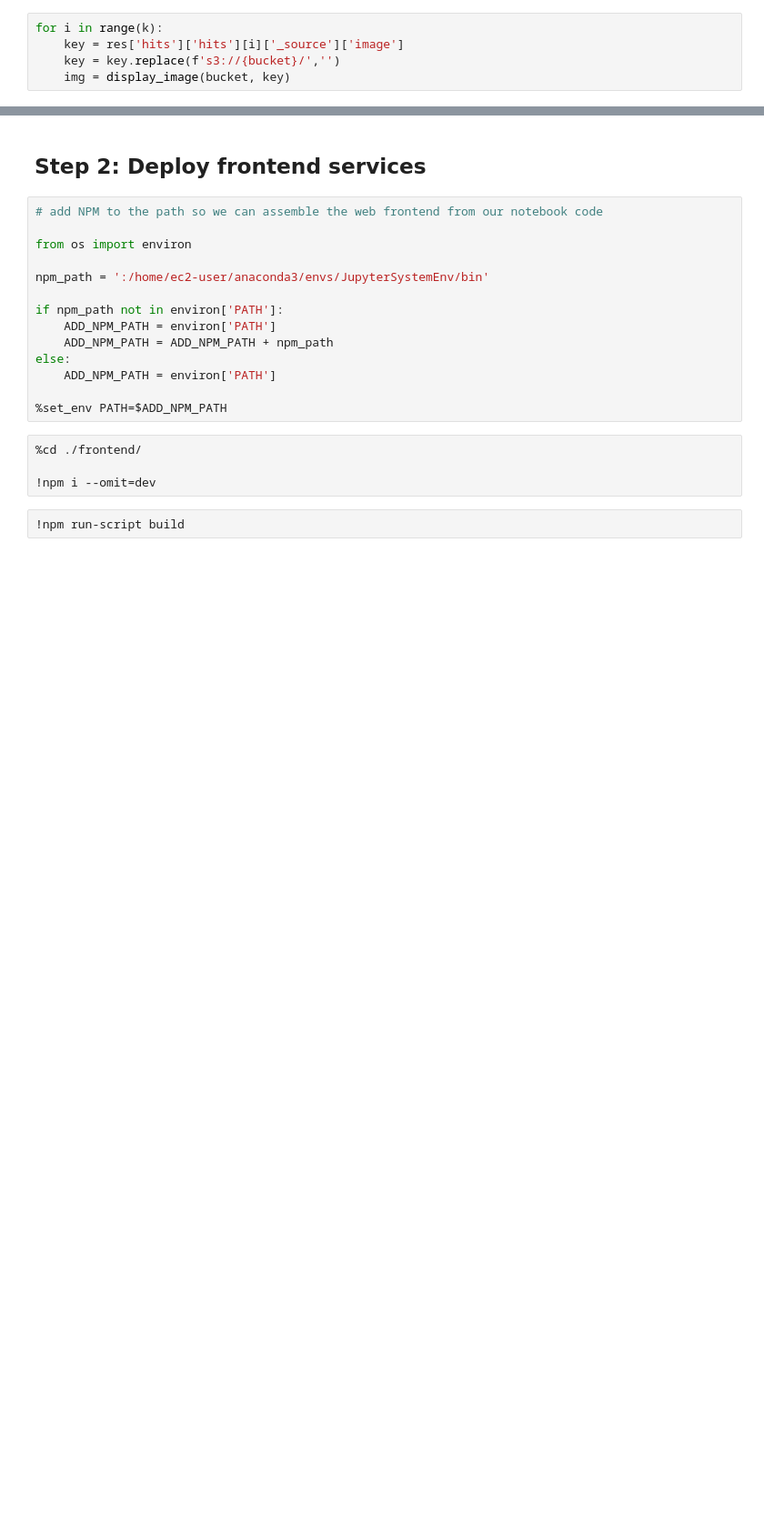
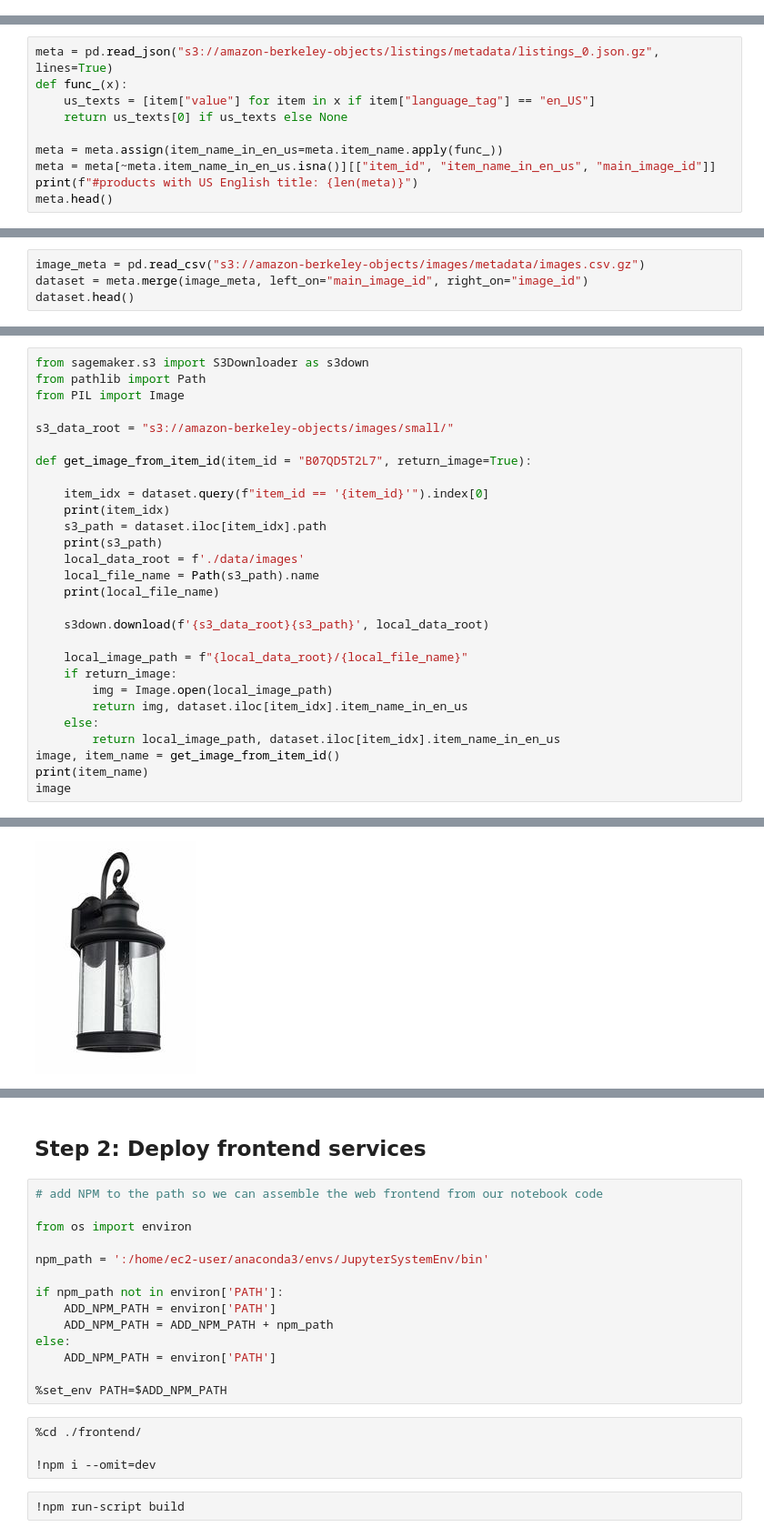
Before and after one commit to Harsh1s/Visual-Search-API, a Jupyter notebook: visual-image-search.ipynb, the cells around one changed output, grey strips where cells are left out. Shown at 91% size. Drawn from its saved outputs; the diff is of its cells as text; blank space fills up the shorter version.

```diff
--- a/visual-image-search.ipynb
+++ b/visual-image-search.ipynb
@@ -314,5 +0,0 @@ res = oss.search(request_timeout=30, index=idx_name,
-# %%
-for i in range(k):
-    key = res['hits']['hits'][i]['_source']['image']
-    key = key.replace(f's3://{bucket}/','')
-    img = display_image(bucket, key)
@@ -355,0 +49,10 @@ with open('./frontend/src/config/config.json', 'w') as outfile:
+# %%
+meta = pd.read_json("s3://amazon-berkeley-objects/listings/metadata/listings_0.json.gz", lines=True)
+def func_(x):
+    us_texts = [item["value"] for item in x if item["language_tag"] == "en_US"]
+    return us_texts[0] if us_texts else None
+
+meta = meta.assign(item_name_in_en_us=meta.item_name.apply(func_))
+meta = meta[~meta.item_name_in_en_us.isna()][["item_id", "item_name_in_en_us", "main_image_id"]]
+print(f"#products with US English title: {len(meta)}")
+meta.head()
@@ -355,0 +67,4 @@ with open('./frontend/src/config/config.json', 'w') as outfile:
+# %%
+image_meta = pd.read_csv("s3://amazon-berkeley-objects/images/metadata/images.csv.gz")
+dataset = meta.merge(image_meta, left_on="main_image_id", right_on="image_id")
+dataset.head()
@@ -355,0 +78,29 @@ with open('./frontend/src/config/config.json', 'w') as outfile:
+# %%
+from sagemaker.s3 import S3Downloader as s3down
+from pathlib import Path
+from PIL import Image
+
+s3_data_root = "s3://amazon-berkeley-objects/images/small/"
+
+def get_image_from_item_id(item_id = "B07QD5T2L7", return_image=True):
+
+    item_idx = dataset.query(f"item_id == '{item_id}'").index[0]
+    print(item_idx)
+    s3_path = dataset.iloc[item_idx].path
+    print(s3_path)
+    local_data_root = f'./data/images'
+    local_file_name = Path(s3_path).name
+    print(local_file_name)
+
+    s3down.download(f'{s3_data_root}{s3_path}', local_data_root)
+
+    local_image_path = f"{local_data_root}/{local_file_name}"
+    if return_image:
+        img = Image.open(local_image_path)
+        return img, dataset.iloc[item_idx].item_name_in_en_us
+    else:
+        return local_image_path, dataset.iloc[item_idx].item_name_in_en_us
+image, item_name = get_image_from_item_id()
+print(item_name)
+image
+# %% [output]
@@ -355,0 +111 @@ with open('./frontend/src/config/config.json', 'w') as outfile:
+[figure, added]
```
Also changed, not shown: parts of 92 cells of this notebook.
